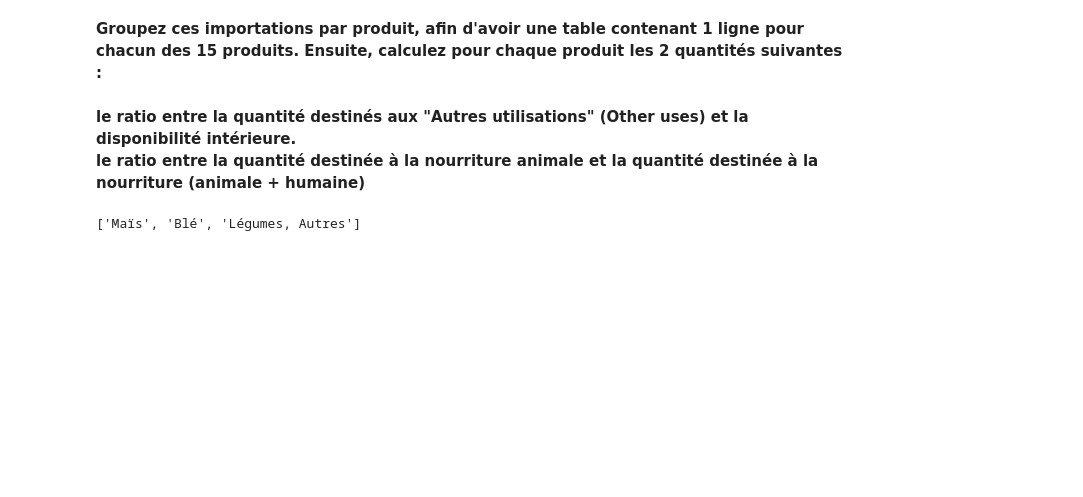
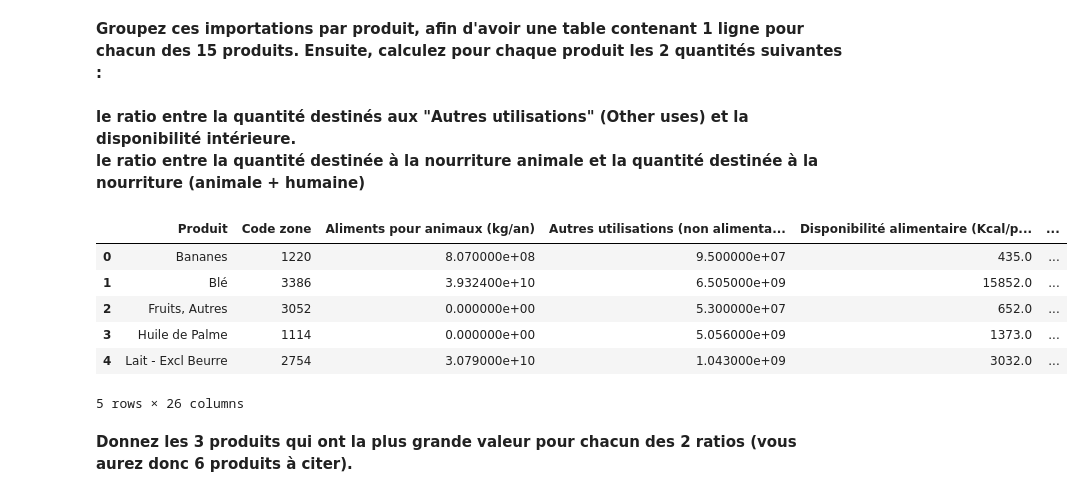
Before and after one commit to boublenza/Formation_OC, a Jupyter notebook: Projet3.ipynb, the cells around one changed output. Drawn from its saved outputs; the diff is of its cells as text; code cells hidden in the pictures; blank space fills up the shorter version.

```diff
--- a/Projet3.ipynb
+++ b/Projet3.ipynb
@@ -685,11 +697,19 @@ gp_prinicpale_sous_alimentation_produit_exporte['Ratio autres utilisations/ Disp
 gp_prinicpale_sous_alimentation_produit_exporte['Ratio nourriture animale/nourriture'] = \
 gp_prinicpale_sous_alimentation_produit_exporte['Aliments pour animaux (kg/an)'] / \
 gp_prinicpale_sous_alimentation_produit_exporte['Nourriture (kg/an)'] + gp_prinicpale_sous_alimentation_produit_exporte['Aliments pour animaux (kg/an)']
+# %%
+gp_prinicpale_sous_alimentation_produit_exporte.head()
+# %% [output]
+|  | Produit | Code zone | Aliments pour animaux (kg/an) | Autres utilisations (non alimenta... | Disponibilité alimentaire (Kcal/p... | ... |
+| 0 | Bananes | 1220 | 8.070000e+08 | 9.500000e+07 | 435.0 | ... |
+| 1 | Blé | 3386 | 3.932400e+10 | 6.505000e+09 | 15852.0 | ... |
+| 2 | Fruits, Autres | 3052 | 0.000000e+00 | 5.300000e+07 | 652.0 | ... |
+| 3 | Huile de Palme | 1114 | 0.000000e+00 | 5.056000e+09 | 1373.0 | ... |
+| 4 | Lait - Excl Beurre | 2754 | 3.079000e+10 | 1.043000e+09 | 3032.0 | ... |
+5 rows × 26 columns
+# %% [markdown]
+<b>Donnez les 3 produits qui ont la plus grande valeur pour chacun des 2 ratios (vous aurez donc 6 produits à citer).</b>
 # %%
 liste_ratio1 = gp_prinicpale_sous_alimentation_produit_exporte.sort_values(by='Ratio autres utilisations/ Disponibilité intèrieur',ascending=False).head(3)['Produit'].to_list()
 # %%
 liste_ratio2 = gp_prinicpale_sous_alimentation_produit_exporte.sort_values(by='Ratio nourriture animale/nourriture',ascending=False).head(3)['Produit'].to_list()
-# %%
-liste_ratio2
-# %% [output]
-['Maïs', 'Blé', 'Légumes, Autres']
```
Also changed, not shown: parts of 16 cells of this notebook.
